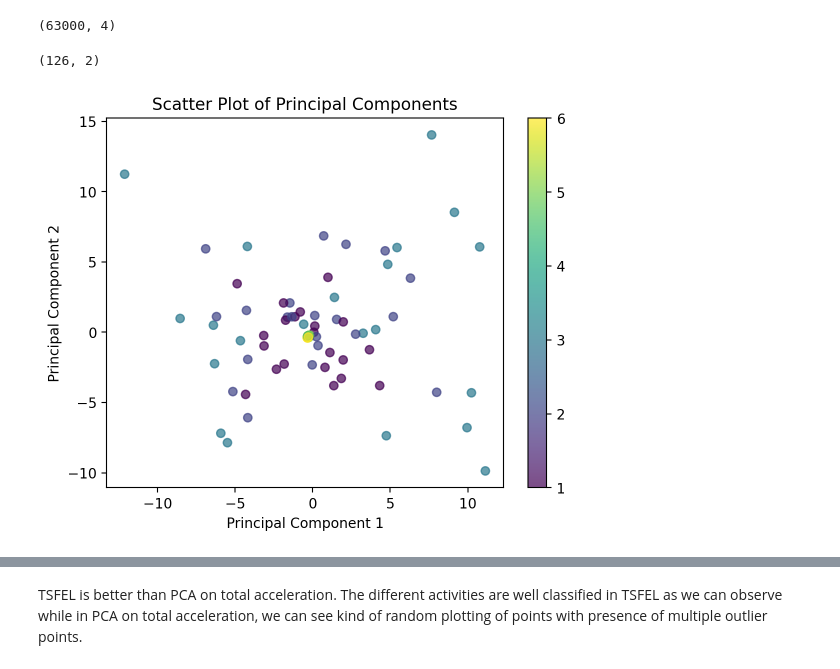
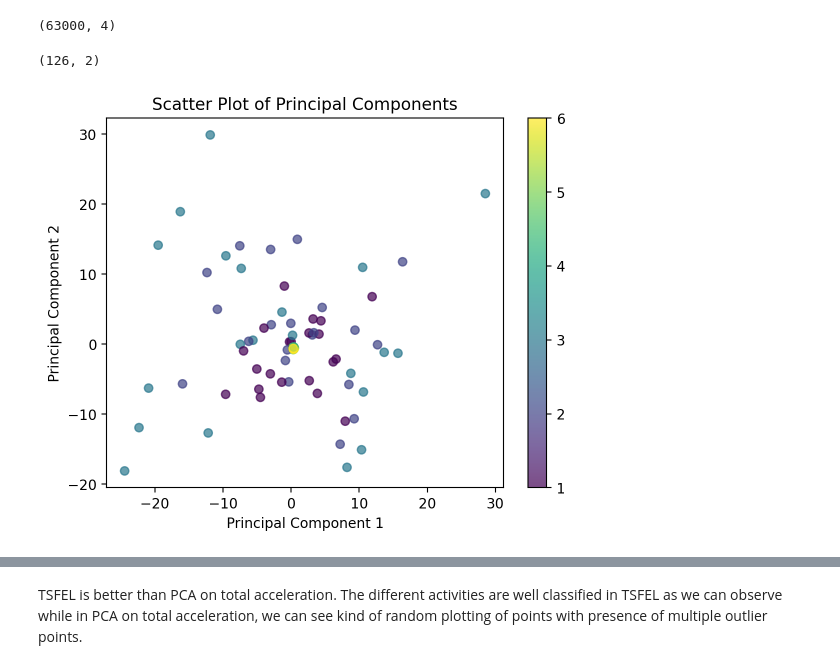
Before and after one commit to Reckadon/ES335-ML-Assignment-1, a Jupyter notebook: T1&2.ipynb, the cells around one changed output, grey strips where cells are left out. Saved outputs shown, nothing was run; the diff lists cells and outputs as text; code cells hidden in the pictures.

```diff
--- a/T1&2.ipynb
+++ b/T1&2.ipynb
@@ -325,23 +325,25 @@ print(df.shape)
 # %%
 # Applying PCA on the dataframe on total acceleration.
 
 from sklearn.preprocessing import StandardScaler
 df["totalacc"] = df["accx"]**2 + df["accy"]**2 + df["accz"]**2
 
 pca = PCA(n_components=2)
-xpca = pca.fit_transform(df["totalacc"].values.reshape(-1,500))
+s = StandardScaler()
+t = s.fit_transform(df["totalacc"].values.reshape(-1,500))
+xpca = pca.fit_transform(t)
 print(xpca.shape)
 
 scatter = plt.scatter(xpca[:, 0],xpca[:, 1],c=y_train,cmap='viridis',alpha=0.7)
 # print(xpca.size)
 plt.xlabel('Principal Component 1')
 plt.ylabel('Principal Component 2')
 plt.title('Scatter Plot of Principal Components')
 plt.colorbar(scatter)
 plt.show()
 # %% [output]
 (126, 2)
-[figure, old version]
+[figure, new version]
 # %%
 # Applying PCA on features obtained by TSFEL featurizer library.
 
```
Also changed, not shown: parts of 4 cells of this notebook, 2 other files.
